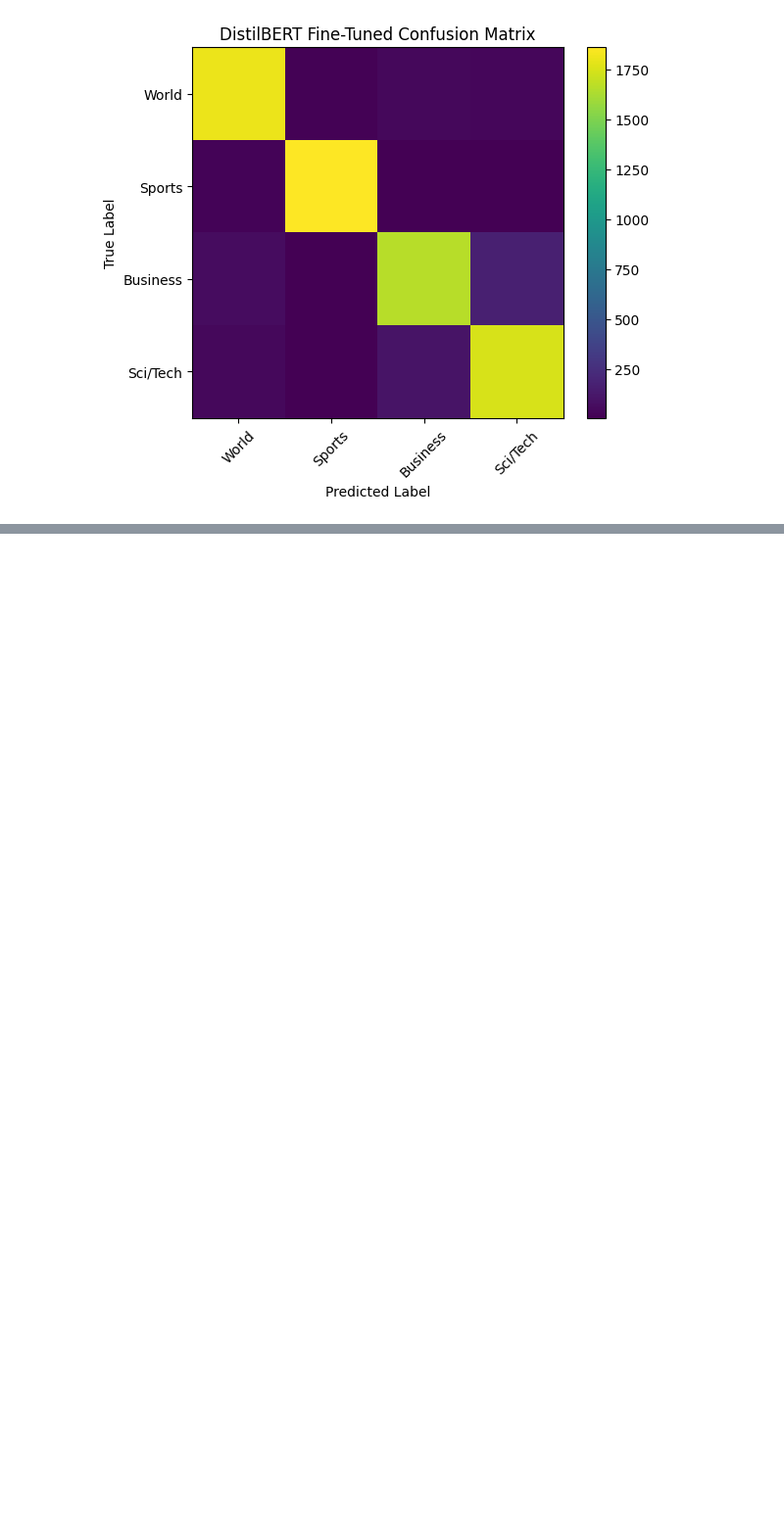
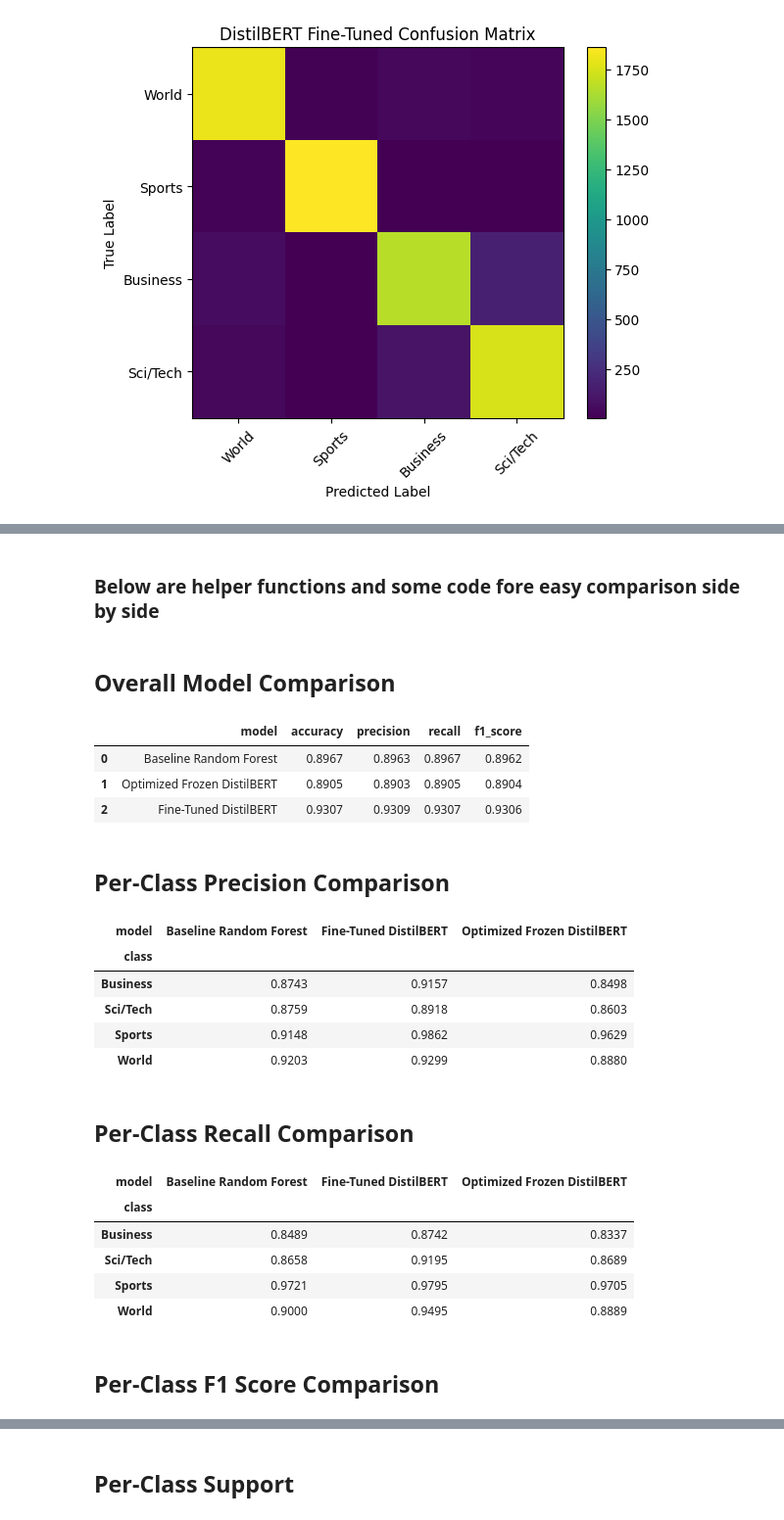
Before and after one commit to SamSkanse/Transfer-Learning-Transformers-Lab, a Jupyter notebook: transfer_transformer_lab.ipynb, the cells around one changed output, grey strips where cells are left out. Shown at 98% size. Drawn from its saved outputs; the diff is of its cells as text; code cells hidden in the pictures; blank space fills up the shorter version.

```diff
--- a/transfer_transformer_lab.ipynb
+++ b/transfer_transformer_lab.ipynb
@@ -1391,0 +1393,2 @@ plt.show()
+# %% [markdown]
+### Below are helper functions and some code fore easy comparison side by side
@@ -1391,0 +1442,77 @@ plt.show()
+# %%
+# Single comparison cell: all models side by side
+from IPython.display import Markdown, display
+
+# Rebuild each model's tables here so this cell does not depend on prior temporary tables.
+baseline_y_pred = rf_model.predict(X_test_tfidf)
+baseline_overall_table, baseline_per_class_table = build_metric_tables(
+    y_test,
+    baseline_y_pred,
+    label_names,
+    "Baseline Random Forest",
+)
+
+frozen_overall_table, frozen_per_class_table = build_metric_tables(
+    y_true,
+    y_pred,
+    label_names,
+    "Optimized Frozen DistilBERT",
+)
+
+ft_overall_table, ft_per_class_table = build_metric_tables(
+    ft_y_true,
+    ft_y_pred,
+    label_names,
+    "Fine-Tuned DistilBERT",
+)
+
+overall_comparison = pd.concat(
+    [baseline_overall_table, frozen_overall_table, ft_overall_table],
+    ignore_index=True,
+).round(4)
+
+display(Markdown("## Overall Model Comparison"))
+display(overall_comparison)
+
+per_class_comparison = pd.concat(
+    [
+        baseline_per_class_table.assign(model="Baseline Random Forest"),
+        frozen_per_class_table.assign(model="Optimized Frozen DistilBERT"),
+        ft_per_class_table.assign(model="Fine-Tuned DistilBERT"),
+    ],
+    ignore_index=True,
+)
+
+for metric_name in ["precision", "recall", "f1_score"]:
+    display(Markdown(f"## Per-Class {metric_name.replace('_', ' ').title()} Comparison"))
+    metric_table = (
+        per_class_comparison
+        .pivot(index="class", columns="model", values=metric_name)
+        .round(4)
+    )
+    display(metric_table)
+
+display(Markdown("## Per-Class Support"))
+support_table = per_class_comparison.pivot(index="class", columns="model", values="support")
+display(support_table)
+# %% [output]
+## Overall Model Comparison
+|  | model | accuracy | precision | recall | f1_score |
+| 0 | Baseline Random Forest | 0.8967 | 0.8963 | 0.8967 | 0.8962 |
+| 1 | Optimized Frozen DistilBERT | 0.8905 | 0.8903 | 0.8905 | 0.8904 |
+| 2 | Fine-Tuned DistilBERT | 0.9307 | 0.9309 | 0.9307 | 0.9306 |
+## Per-Class Precision Comparison
+| model | Baseline Random Forest | Fine-Tuned DistilBERT | Optimized Frozen DistilBERT |
+| class |  |  |  |
+| Business | 0.8743 | 0.9157 | 0.8498 |
+| Sci/Tech | 0.8759 | 0.8918 | 0.8603 |
+| Sports | 0.9148 | 0.9862 | 0.9629 |
+| World | 0.9203 | 0.9299 | 0.8880 |
+## Per-Class Recall Comparison
+| model | Baseline Random Forest | Fine-Tuned DistilBERT | Optimized Frozen DistilBERT |
+| class |  |  |  |
+| Business | 0.8489 | 0.8742 | 0.8337 |
+| Sci/Tech | 0.8658 | 0.9195 | 0.8689 |
+| Sports | 0.9721 | 0.9795 | 0.9705 |
+| World | 0.9000 | 0.9495 | 0.8889 |
+## Per-Class F1 Score Comparison
@@ -1391,0 +1525 @@ plt.show()
+## Per-Class Support
```
Also changed, not shown: parts of 34 cells of this notebook.
